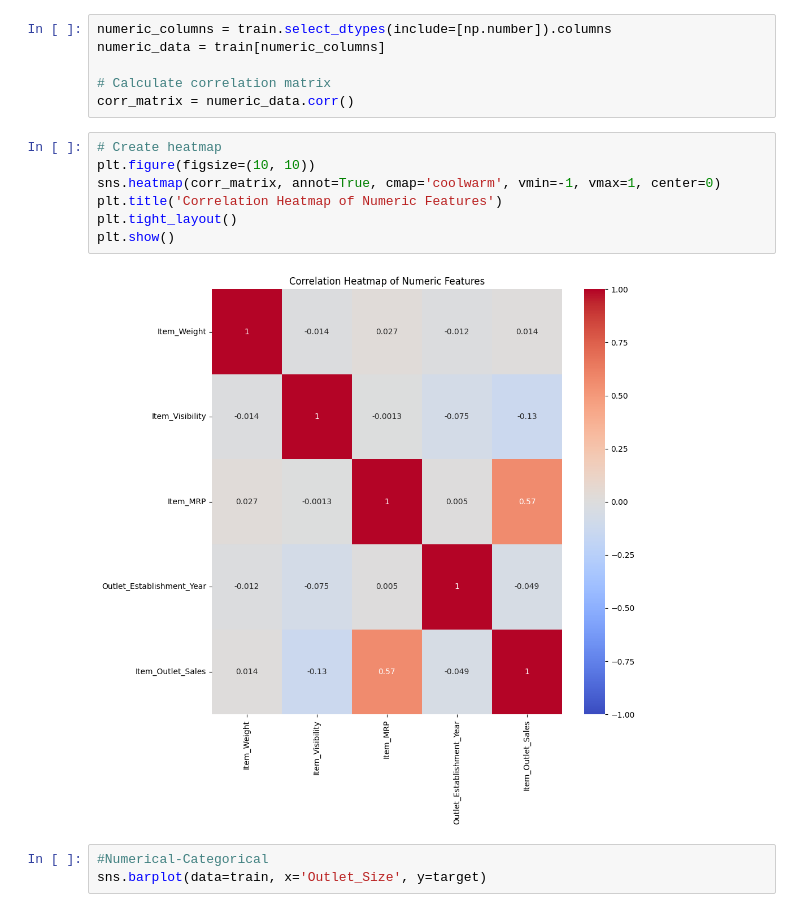
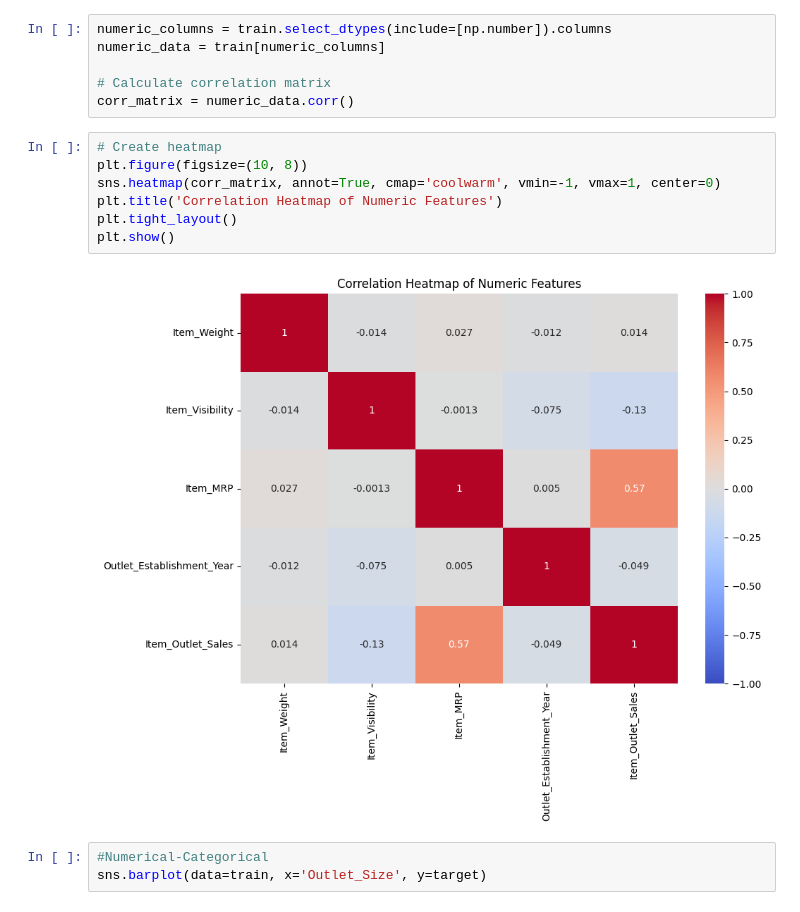
Before and after one commit to Tracy-teb/bigmart_sales_prediction_project, a Jupyter notebook: ml_salespred.ipynb, the cells around one changed output. Cells and saved outputs as stored; diff of their text form.

```diff
--- a/ml_salespred.ipynb
+++ b/ml_salespred.ipynb
@@ -396,13 +396,13 @@ numeric_data = train[numeric_columns]
 corr_matrix = numeric_data.corr()
 # %%
 # Create heatmap
-plt.figure(figsize=(10, 10))
+plt.figure(figsize=(10, 8))
 sns.heatmap(corr_matrix, annot=True, cmap='coolwarm', vmin=-1, vmax=1, center=0)
 plt.title('Correlation Heatmap of Numeric Features')
 plt.tight_layout()
 plt.show()
 # %% [output]
-[figure, old version]
+[figure, new version]
 # %%
 #Numerical-Categorical
 sns.barplot(data=train, x='Outlet_Size', y=target)
```
Also changed, not shown: parts of 4 cells of this notebook.
